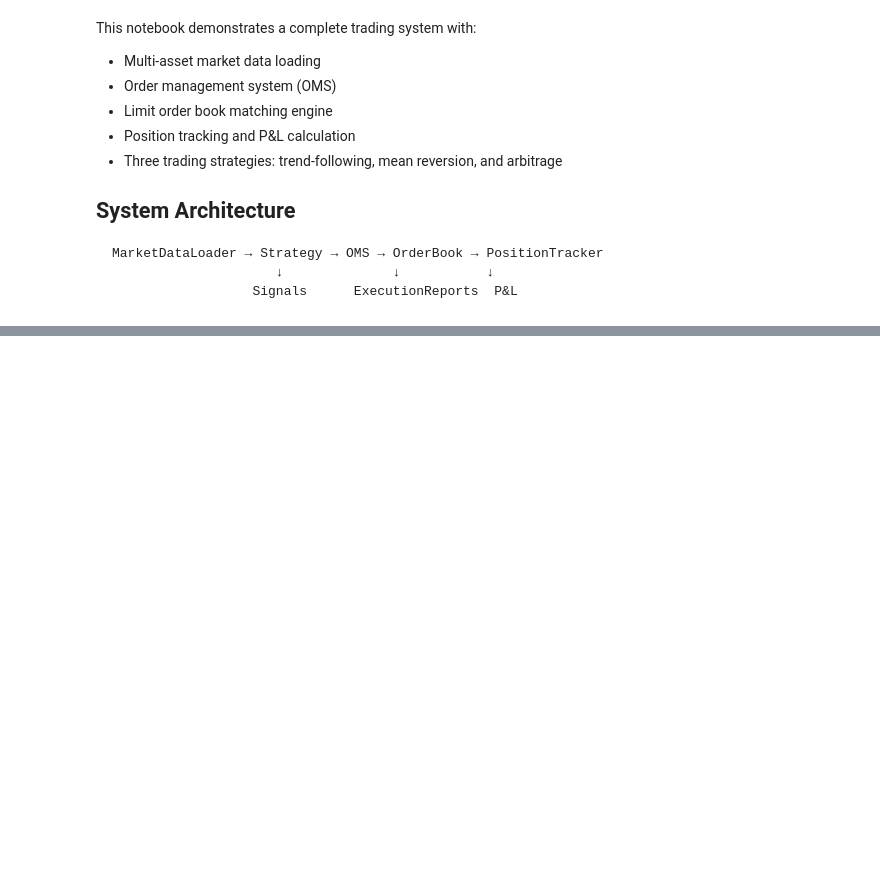
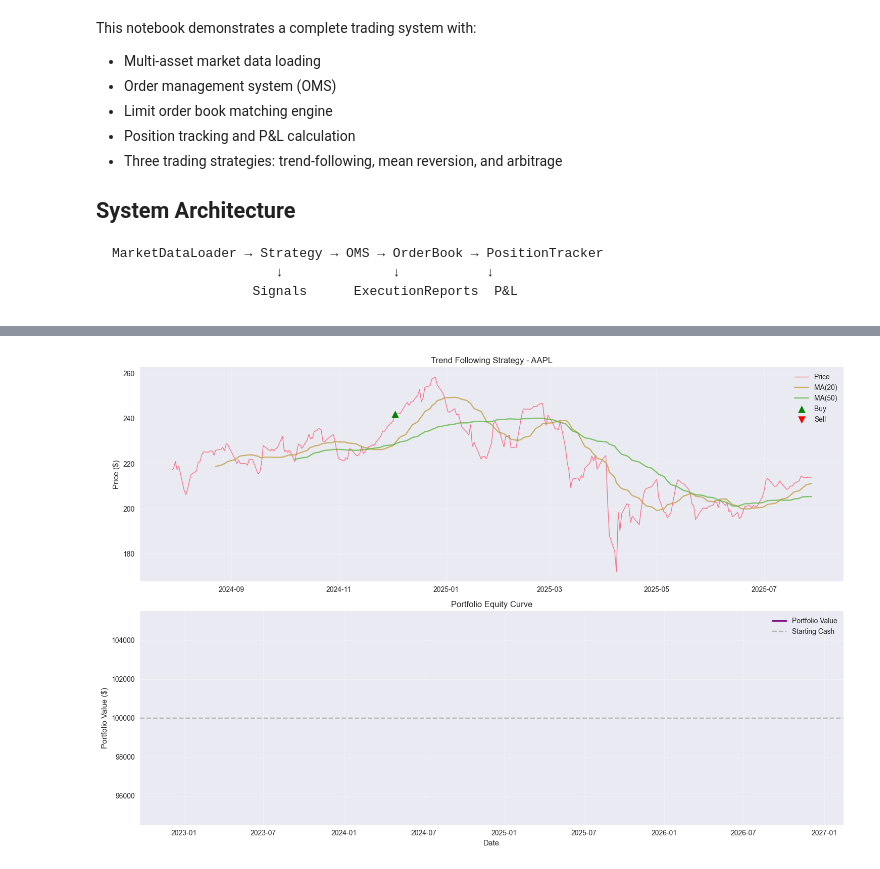
Before and after one commit to axryap27/trading-system, a Jupyter notebook: simulation.ipynb, the cells around one changed output, grey strips where cells are left out. Saved outputs shown, nothing was run; the diff lists cells and outputs as text; code cells hidden in the pictures; blank space fills up the shorter version.

```diff
--- a/simulation.ipynb
+++ b/simulation.ipynb
@@ -45,6 +65,7 @@ plt.rcParams['figure.figsize'] = (12, 8)
 # Fetch data for multiple assets
 symbols = ["AAPL", "MSFT", "GOOGL", "SPY", "QQQ"]
 data = {}
+loader = MarketDataLoader()
 
 print("📊 Fetching market data...")
 for symbol in symbols:
@@ -100,0 +160,93 @@ print(f"   Book State: {book}")
+# %%
+# Trend Following Strategy on AAPL
+if "AAPL" in data:
+    print("📈 Running Trend Following Strategy on AAPL...")
+
+    # Run backtest
+    tf_signals, tf_trades, tf_metrics = tf_backtest(
+        data["AAPL"],
+        short_win=20,
+        long_win=50,
+        risk_params={
+            "max_position": 100,
+            "position_pct": 0.2
+        },
+        starting_cash=100000
+    )
+
+    # Display results
+    print(f"\n🎯 Trend Following Results:")
+    for key, value in tf_metrics.items():
+        if isinstance(value, float):
+            if 'return' in key or 'rate' in key:
+                print(f"   {key}: {value:.2%}")
+            elif 'ratio' in key or 'drawdown' in key:
+                print(f"   {key}: {value:.3f}")
+            else:
+                print(f"   {key}: {value:.2f}")
+        else:
+            print(f"   {key}: {value}")
+
+    # Plot signals and equity curve
+    fig, axes = plt.subplots(2, 1, figsize=(15, 10))
+
+    # Price and moving averages
+    ax1 = axes[0]
+    price_data = data["AAPL"].join(tf_signals[['ma_short', 'ma_long']])
+    ax1.plot(price_data.index, price_data['last_price'], label='Price', linewidth=1)
+    ax1.plot(price_data.index, price_data['ma_short'], label=f'MA({tf_metrics["short_window"]})', alpha=0.7)
+    ax1.plot(price_data.index, price_data['ma_long'], label=f'MA({tf_metrics["long_window"]})', alpha=0.7)
+
+    # Mark trades
+    if tf_trades:
+        trades_df = pd.DataFrame(tf_trades)
+        buy_trades = trades_df[trades_df['side'] == 'buy']
+        sell_trades = trades_df[trades_df['side'] == 'sell']
+
+        ax1.scatter(buy_trades['timestamp'], buy_trades['price'],
+                   color='green', marker='^', s=100, label='Buy', zorder=5)
+        ax1.scatter(sell_trades['timestamp'], sell_trades['price'],
+                   color='red', marker='v', s=100, label='Sell', zorder=5)
+
+    ax1.set_title('Trend Following Strategy - AAPL')
+    ax1.set_ylabel('Price ($)')
+    ax1.legend()
+    ax1.grid(True, alpha=0.3)
+
+    # Equity curve (simplified)
+    ax2 = axes[1]
+    if tf_trades:
+        # Create simple equity curve from trades
+        equity_points = []
+        running_pnl = 0
+        position = 0
+
+        for trade in tf_trades:
+            if trade['side'] == 'buy':
+                position += trade['quantity']
+            else:
+                if position > 0:
+                    pnl = (trade['price'] - tf_trades[0]['price']) * trade['quantity']
+                    running_pnl += pnl
+                position -= trade['quantity']
+
+            equity_points.append({
+                'timestamp': trade['timestamp'],
+                'equity': tf_metrics['starting_cash'] + running_pnl
+            })
+
+        if equity_points:
+            equity_df = pd.DataFrame(equity_points)
+            ax2.plot(equity_df['timestamp'], equity_df['equity'],
+                    label='Portfolio Value', color='purple', linewidth=2)
+
+    ax2.axhline(y=tf_metrics['starting_cash'], color='gray', linestyle='--', alpha=0.5, label='Starting Cash')
+    ax2.set_title('Portfolio Equity Curve')
+    ax2.set_ylabel('Portfolio Value ($)')
+    ax2.set_xlabel('Date')
+    ax2.legend()
+    ax2.grid(True, alpha=0.3)
+
+    plt.tight_layout()
+    plt.show()
+# %% [output]
@@ -100,0 +270 @@ print(f"   Book State: {book}")
+[figure, added]
```
Also changed, not shown: parts of 15 cells of this notebook.
